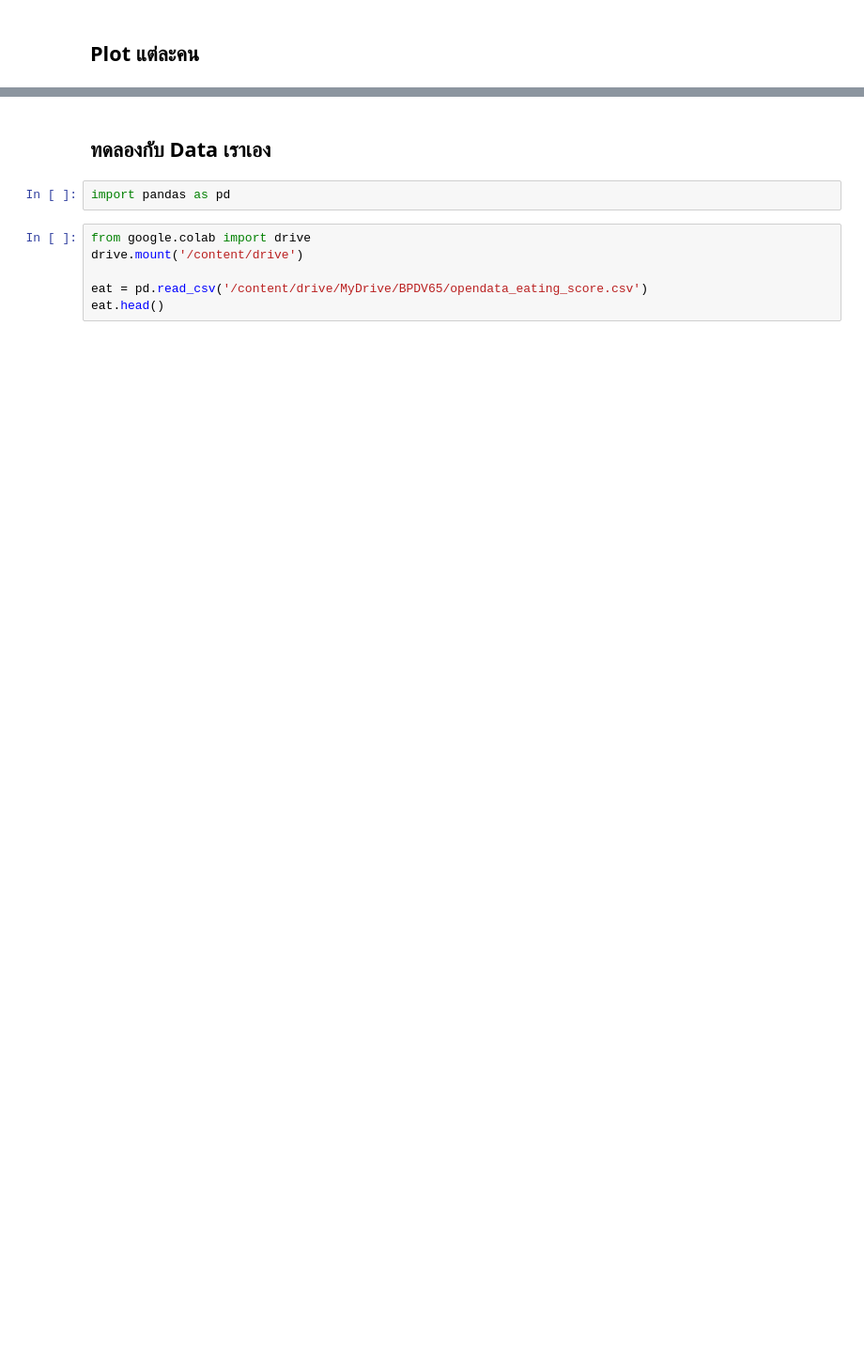
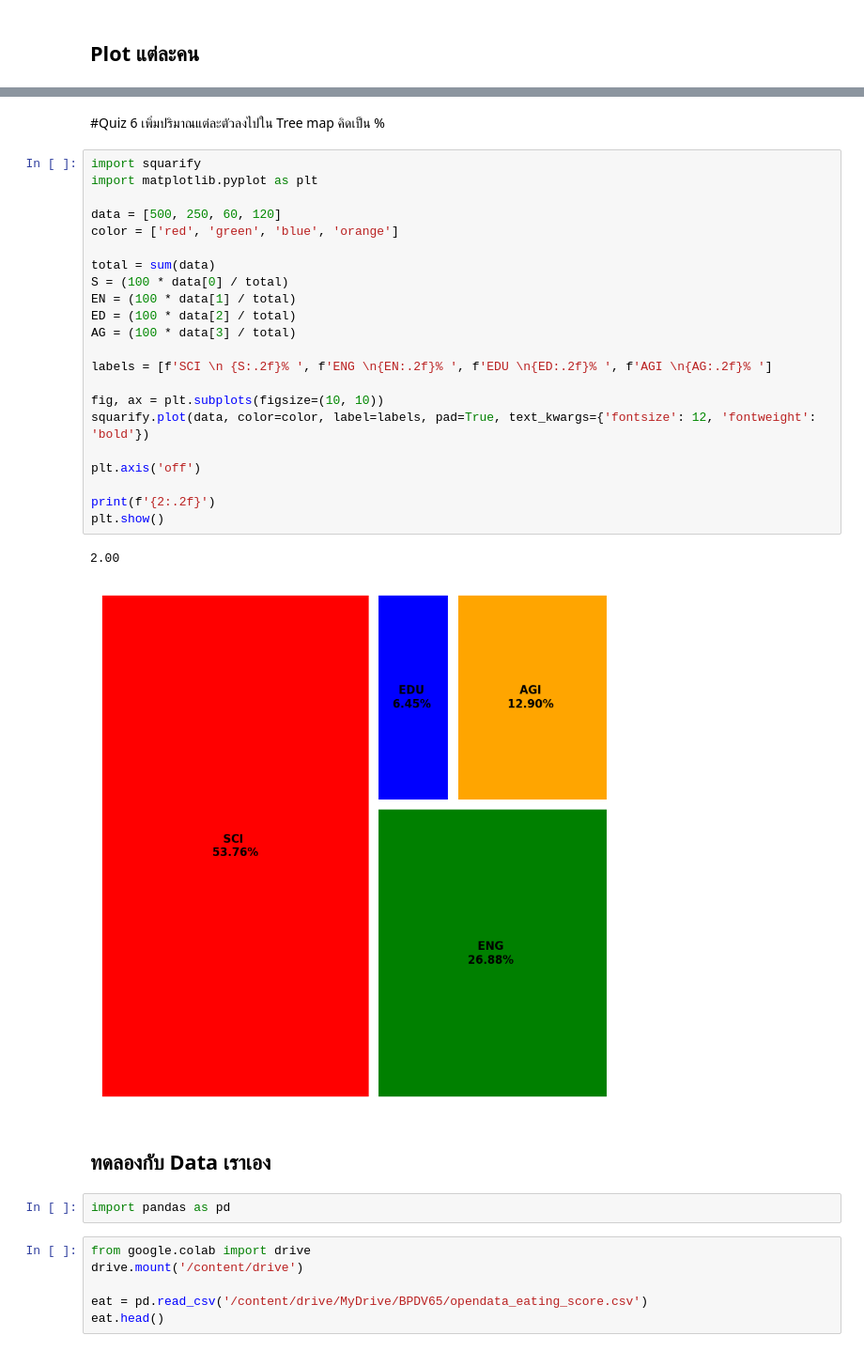
Before and after one commit to Pimchanok6430205105/python_dataviz2023, a Jupyter notebook: DataViz04_Data_Comparison.ipynb, the cells around one changed output, grey strips where cells are left out. Shown at 94% size. Cells and saved outputs as stored; diff of their text form; blank space fills up the shorter version.

Commit message:
Quiz6

```diff
--- a/DataViz04_Data_Comparison.ipynb
+++ b/DataViz04_Data_Comparison.ipynb
@@ -637,3 +650,31 @@ val_c1
+# %% [markdown]
+#Quiz 6
+เพิ่มปริมาณแต่ละตัวลงไปใน Tree map คิดเป็น %
+# %%
+import squarify
+import matplotlib.pyplot as plt
+
+data = [500, 250, 60, 120]
+color = ['red', 'green', 'blue', 'orange']
+
+total = sum(data)
+S = (100 * data[0] / total)
+EN = (100 * data[1] / total)
+ED = (100 * data[2] / total)
+AG = (100 * data[3] / total)
+
+labels = [f'SCI \n {S:.2f}% ', f'ENG \n{EN:.2f}% ', f'EDU \n{ED:.2f}% ', f'AGI \n{AG:.2f}% ']
+
+fig, ax = plt.subplots(figsize=(10, 10))
+squarify.plot(data, color=color, label=labels, pad=True, text_kwargs={'fontsize': 12, 'fontweight': 'bold'})
+
+plt.axis('off')
+
+print(f'{2:.2f}')
+plt.show()
+# %% [output]
+2.00
+[figure, added]
 # %% [markdown]
 ## ทดลองกับ Data เราเอง
 # %%
```
Also changed, not shown: parts of 7 cells of this notebook.
